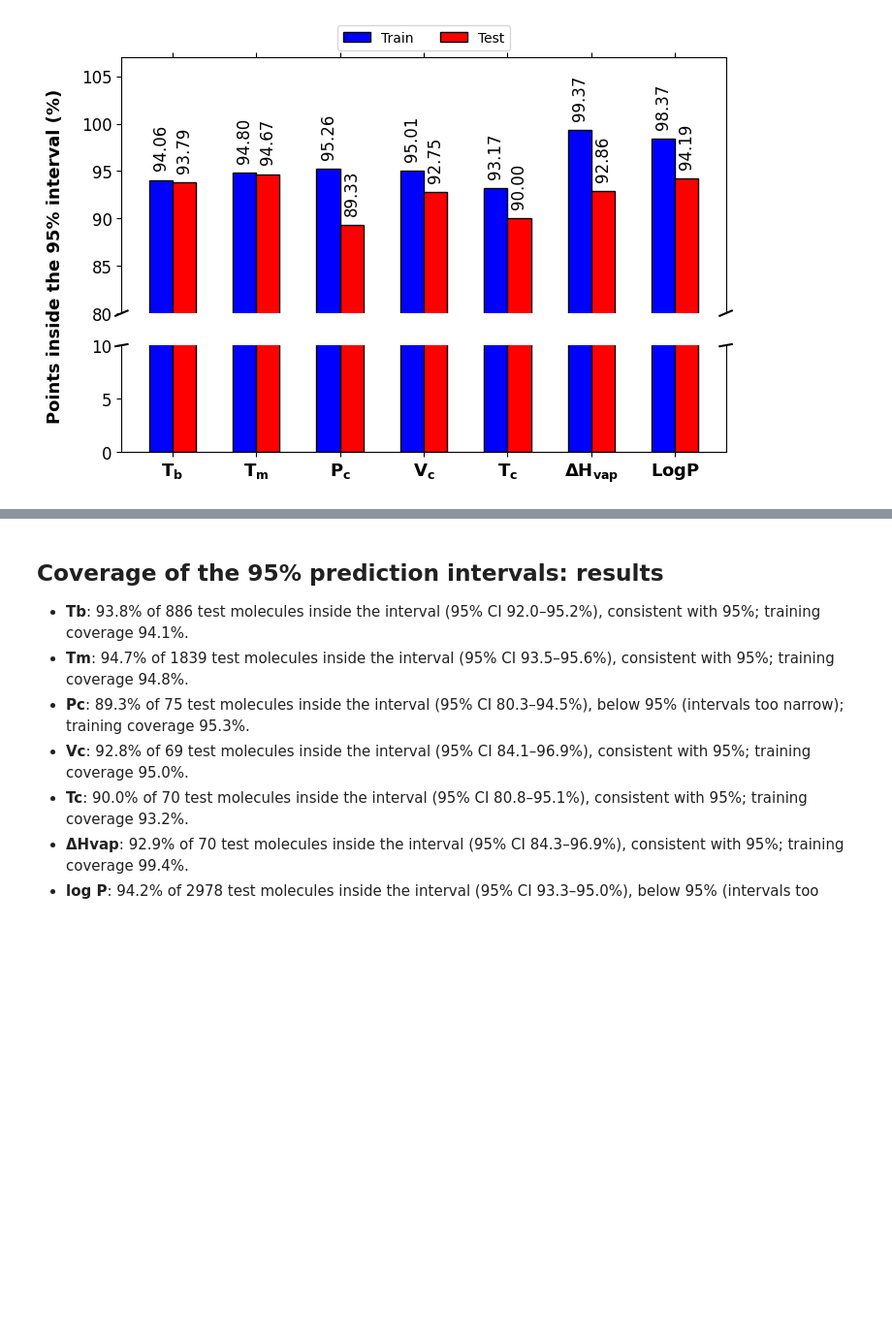
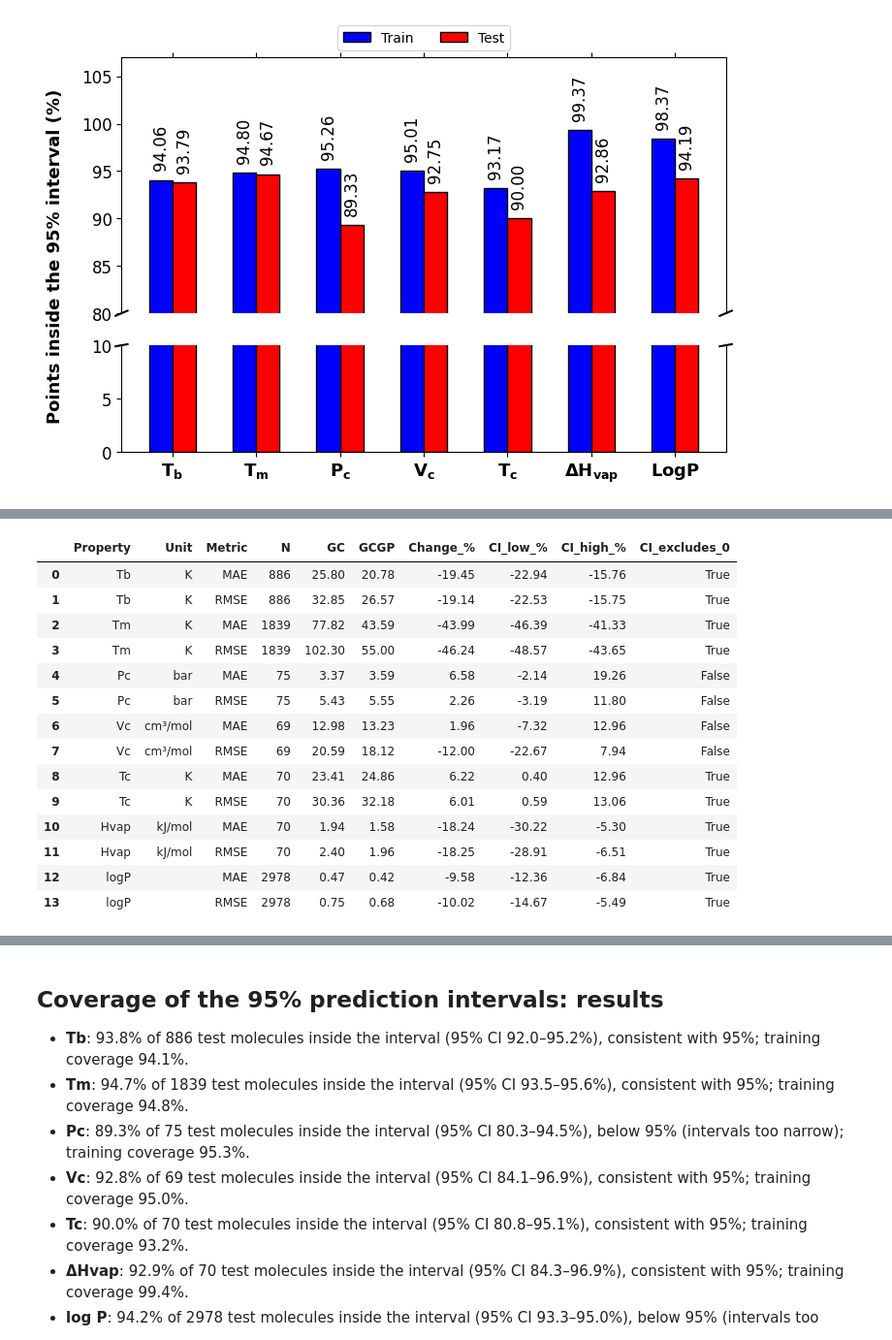
Before and after one commit to soumyadeepghosh35/gcgp-amines, a Jupyter notebook: notebooks/05_Uncertainty_Coverage.ipynb, the cells around one changed output, grey strips where cells are left out. Shown at 97% size. Saved outputs shown, nothing was run; the diff lists cells and outputs as text; code cells hidden in the pictures; blank space fills up the shorter version.

```diff
--- a/notebooks/05_Uncertainty_Coverage.ipynb
+++ b/notebooks/05_Uncertainty_Coverage.ipynb
@@ -141,0 +332,77 @@ plotCoverageBars(coverageDf.loc[PROPERTY_ORDER], labels,
+# %%
+N_BOOT = 2000
+BOOT_SEED = 0
+METRIC_FUNCTIONS = {"MAE": lambda e: np.abs(e).mean(axis=-1),
+                    "RMSE": lambda e: np.sqrt((e ** 2).mean(axis=-1))}
+
+
+def pairedTestErrors(code):
+    # Errors of the GC estimate and of the GC-GP test prediction for the same molecules.
+    info, runName = PROPERTIES[code], RUN_NAMES[code]
+    path = matchedDir / runName / f"{runName}_rawGC_predictions.csv"
+    if not path.is_file():
+        raise FileNotFoundError(f"{path} not found. Run notebooks/01_JRGC_Baseline.ipynb first.")
+    gcTable = pd.read_csv(path, float_precision="round_trip").query("Set == 'Test'")
+    gpTable = predictionTables[code].query("Set == 'Test'")
+    assert "RowIndex" in gpTable, "GC-GP predictions need RowIndex; use predictionSource = 'pipeline'."
+    merged = gcTable.merge(gpTable, on="RowIndex", suffixes=("_gc", "_gp"), validate="one_to_one")
+    assert len(merged) == len(gcTable) == len(gpTable), f"{code}: the two methods cover different molecules"
+    xLabel, yLabel = info["xLabel"], info["yLabel"]
+    assert np.allclose(merged[f"{xLabel}_gc"], merged[f"{xLabel}_gp"]), f"{code}: experimental values differ"
+    experimental = merged[f"{xLabel}_gc"].to_numpy()
+    return experimental - merged[f"{yLabel}_gc"].to_numpy(), experimental - merged[f"{yLabel}_gp"].to_numpy()
+
+
+def errorChange(errGc, errGp, seed=BOOT_SEED):
+    # Percent change of MAE and RMSE from GC to GC-GP, with a paired bootstrap 95% interval.
+    rng = np.random.default_rng(seed)
+    idx = rng.integers(0, len(errGc), size=(N_BOOT, len(errGc)))
+    out = {}
+    for metric, func in METRIC_FUNCTIONS.items():
+        gc, gp = func(errGc), func(errGp)
+        bootGc, bootGp = func(errGc[idx]), func(errGp[idx])
+        bootChange = 100 * (bootGp - bootGc) / bootGc
+        out[metric] = {"GC": gc, "GCGP": gp, "Change_%": 100 * (gp - gc) / gc,
+                       "CI_low_%": np.percentile(bootChange, 2.5), "CI_high_%": np.percentile(bootChange, 97.5)}
+    return out
+
+
+if predictionSource != "pipeline":
+    print("This comparison uses the notebook 04 predictions; set predictionSource = 'pipeline' and rerun Section 2.")
+else:
+    rows = []
+    for code in PROPERTY_ORDER:
+        errGc, errGp = pairedTestErrors(code)
+        for metric, values in errorChange(errGc, errGp).items():
+            rows.append({"Property": code, "Unit": PROPERTIES[code]["unit"], "Metric": metric,
+                         "N": len(errGc), **values})
+    changeDf = pd.DataFrame(rows)
+    changeDf["CI_excludes_0"] = (changeDf["CI_low_%"] > 0) | (changeDf["CI_high_%"] < 0)
+
+    # The same numbers as Fig. 4 and Table 2.
+    if "fig4Df" in globals():
+        for panel, column in [("raw", "GC"), ("gcgp", "GCGP")]:
+            if panel in set(fig4Df["Panel"]):
+                for metric in METRIC_FUNCTIONS:
+                    expected = fig4Df.query("Panel == @panel and Set == 'Test'").set_index("Property")[metric]
+                    plotted = changeDf.query("Metric == @metric").set_index("Property")[column]
+                    assert np.allclose(plotted, expected.loc[plotted.index]), f"{panel} {metric} differs from Fig. 4"
+
+    changeDf.to_csv(outputDir / "gc_vs_gcgp_error_change.csv", index=False)
+    display(changeDf.round(3))
+# %% [output]
+|  | Property | Unit | Metric | N | GC | GCGP | Change_% | CI_low_% | CI_high_% | CI_excludes_0 |
+| 0 | Tb | K | MAE | 886 | 25.80 | 20.78 | -19.45 | -22.94 | -15.76 | True |
+| 1 | Tb | K | RMSE | 886 | 32.85 | 26.57 | -19.14 | -22.53 | -15.75 | True |
+| 2 | Tm | K | MAE | 1839 | 77.82 | 43.59 | -43.99 | -46.39 | -41.33 | True |
+| 3 | Tm | K | RMSE | 1839 | 102.30 | 55.00 | -46.24 | -48.57 | -43.65 | True |
+| 4 | Pc | bar | MAE | 75 | 3.37 | 3.59 | 6.58 | -2.14 | 19.26 | False |
+| 5 | Pc | bar | RMSE | 75 | 5.43 | 5.55 | 2.26 | -3.19 | 11.80 | False |
+| 6 | Vc | cm³/mol | MAE | 69 | 12.98 | 13.23 | 1.96 | -7.32 | 12.96 | False |
+| 7 | Vc | cm³/mol | RMSE | 69 | 20.59 | 18.12 | -12.00 | -22.67 | 7.94 | False |
+| 8 | Tc | K | MAE | 70 | 23.41 | 24.86 | 6.22 | 0.40 | 12.96 | True |
+| 9 | Tc | K | RMSE | 70 | 30.36 | 32.18 | 6.01 | 0.59 | 13.06 | True |
+| 10 | Hvap | kJ/mol | MAE | 70 | 1.94 | 1.58 | -18.24 | -30.22 | -5.30 | True |
+| 11 | Hvap | kJ/mol | RMSE | 70 | 2.40 | 1.96 | -18.25 | -28.91 | -6.51 | True |
+| 12 | logP |  | MAE | 2978 | 0.47 | 0.42 | -9.58 | -12.36 | -6.84 | True |
+| 13 | logP |  | RMSE | 2978 | 0.75 | 0.68 | -10.02 | -14.67 | -5.49 | True |
```
Also changed, not shown: parts of 7 cells of this notebook, 8 other files.
